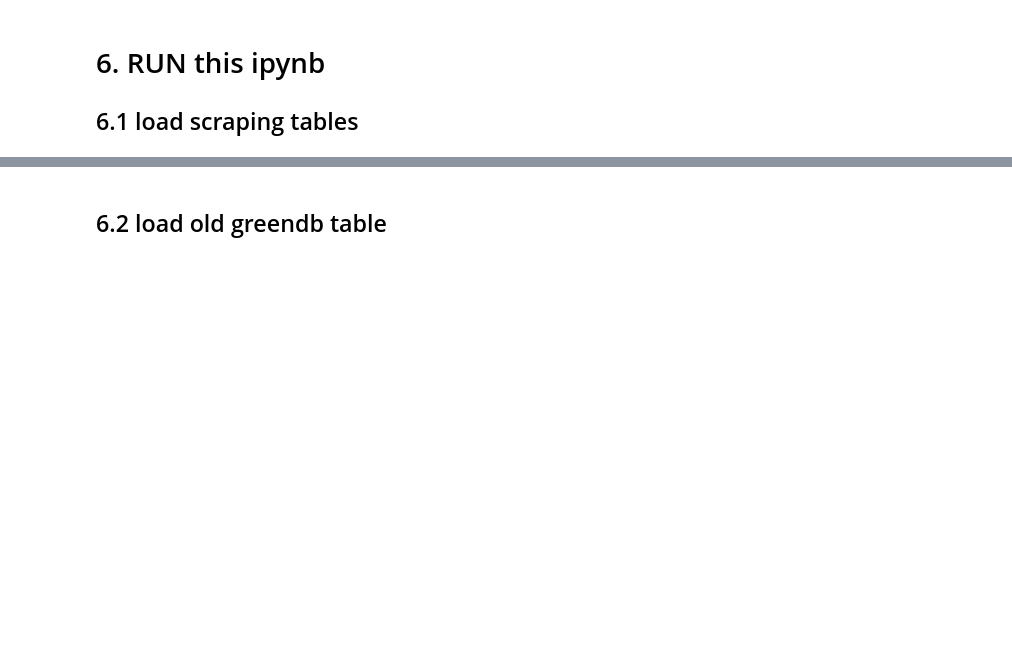
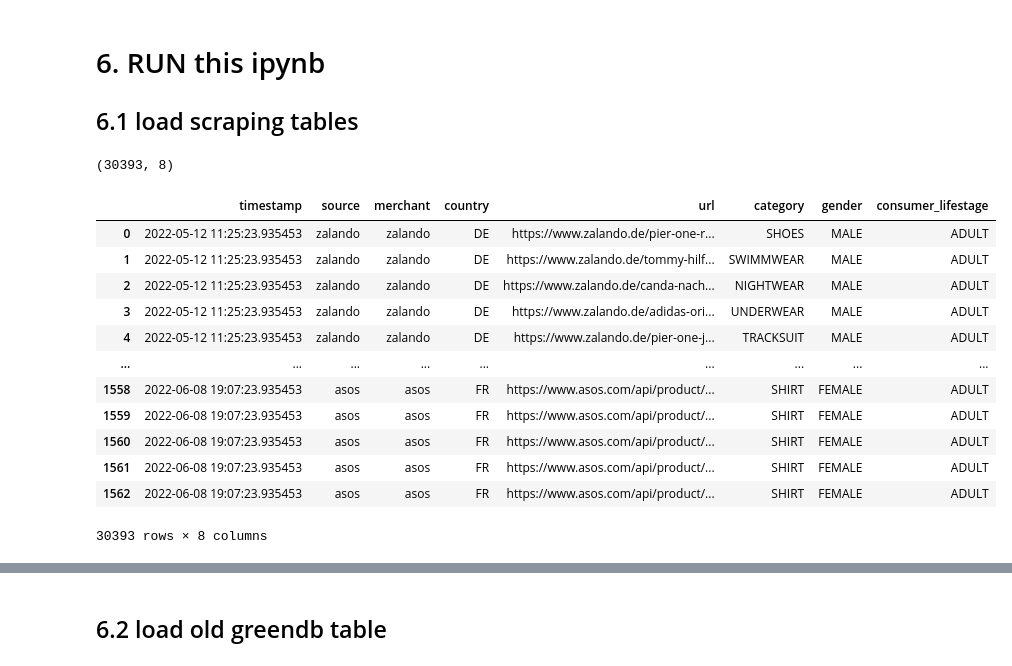
Before and after one commit to calgo-lab/green-db, a Jupyter notebook: docs/greendb-transform-schema.ipynb, the cells around one changed output, grey strips where cells are left out. Saved outputs shown, nothing was run; the diff lists cells and outputs as text; code cells hidden in the pictures; blank space fills up the shorter version.

```diff
--- a/docs/greendb-transform-schema.ipynb
+++ b/docs/greendb-transform-schema.ipynb
@@ -222,8 +222,8 @@ class ScrapedPageNoHTML(BaseModel):
     url: str
     #page_type: PageType
     category: str
-    gender: str
-    consumer_lifestage: str
+    gender: Optional[str]
+    consumer_lifestage: Optional[str]
     #meta_information: dict
 
     class Config:
@@ -295,6 +295,24 @@ for name, db in name_2_db.items():
     all_scraping_products = pd.concat([all_scraping_products, products])
 
 all_scraping_products.shape
+# %% [output]
+(30393, 8)
+# %%
+all_scraping_products
+# %% [output]
+|  | timestamp | source | merchant | country | url | category | gender | consumer_lifestage |
+| 0 | 2022-05-12 11:25:23.935453 | zalando | zalando | DE | https://www.zalando.de/pier-one-r... | SHOES | MALE | ADULT |
+| 1 | 2022-05-12 11:25:23.935453 | zalando | zalando | DE | https://www.zalando.de/tommy-hilf... | SWIMMWEAR | MALE | ADULT |
+| 2 | 2022-05-12 11:25:23.935453 | zalando | zalando | DE | https://www.zalando.de/canda-nach... | NIGHTWEAR | MALE | ADULT |
+| 3 | 2022-05-12 11:25:23.935453 | zalando | zalando | DE | https://www.zalando.de/adidas-ori... | UNDERWEAR | MALE | ADULT |
+| 4 | 2022-05-12 11:25:23.935453 | zalando | zalando | DE | https://www.zalando.de/pier-one-j... | TRACKSUIT | MALE | ADULT |
+| ... | ... | ... | ... | ... | ... | ... | ... | ... |
+| 1558 | 2022-06-08 19:07:23.935453 | asos | asos | FR | https://www.asos.com/api/product/... | SHIRT | FEMALE | ADULT |
+| 1559 | 2022-06-08 19:07:23.935453 | asos | asos | FR | https://www.asos.com/api/product/... | SHIRT | FEMALE | ADULT |
+| 1560 | 2022-06-08 19:07:23.935453 | asos | asos | FR | https://www.asos.com/api/product/... | SHIRT | FEMALE | ADULT |
+| 1561 | 2022-06-08 19:07:23.935453 | asos | asos | FR | https://www.asos.com/api/product/... | SHIRT | FEMALE | ADULT |
+| 1562 | 2022-06-08 19:07:23.935453 | asos | asos | FR | https://www.asos.com/api/product/... | SHIRT | FEMALE | ADULT |
+30393 rows × 8 columns
 # %%
 # if kernel dies it might be good to have stored the df locally
 #all_products.to_parquet("../data/products-meta-2022-06-13.parquet", index=False) #TODO
```
Also changed, not shown: parts of 22 cells of this notebook, 10 other files.
